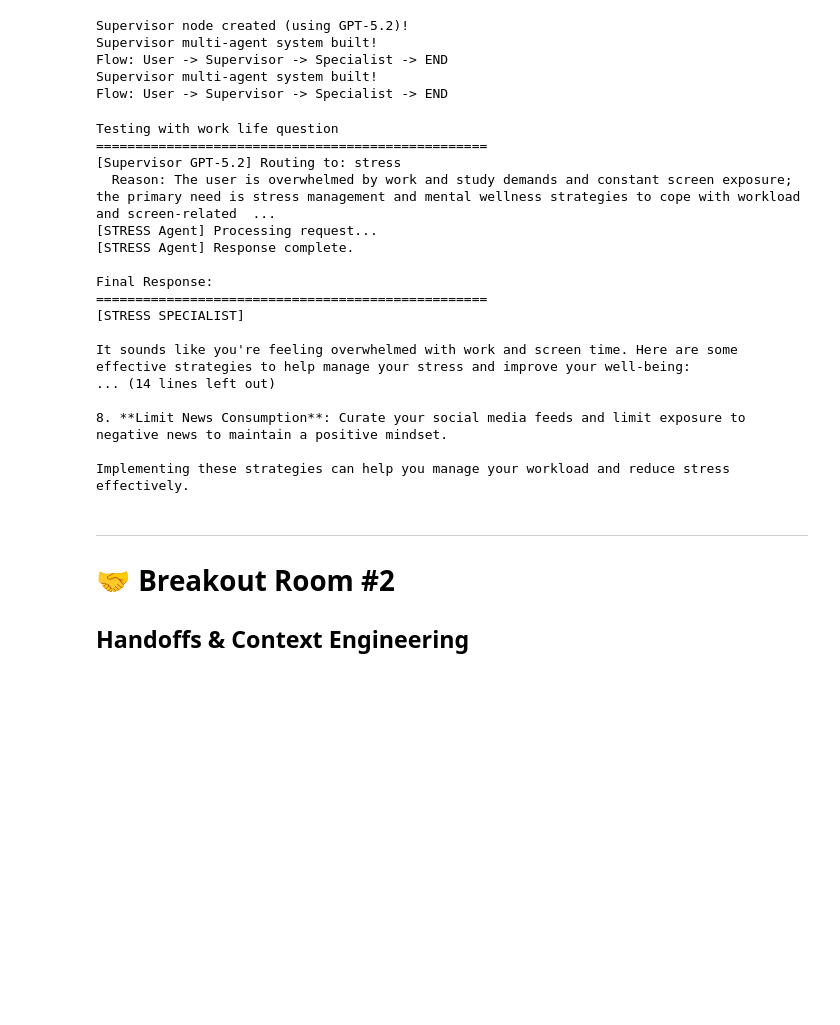
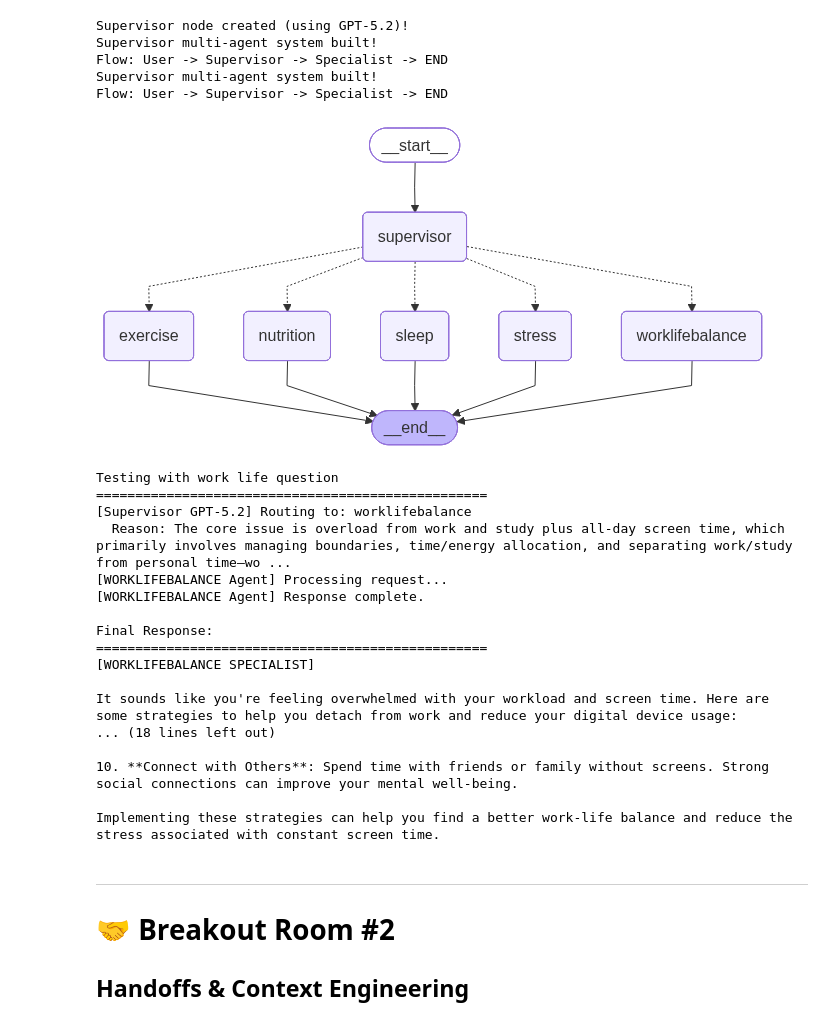
Before and after one commit to stevejgoodman/AIE9, a Jupyter notebook: 05_Multi_Agent_with_LangGraph/Multi_Agent_Applications_Assignment.ipynb, the cells around one changed output. Drawn from its saved outputs; the diff is of its cells as text; code cells hidden in the pictures; blank space fills up the shorter version.

```diff
--- a/05_Multi_Agent_with_LangGraph/Multi_Agent_Applications_Assignment.ipynb
+++ b/05_Multi_Agent_with_LangGraph/Multi_Agent_Applications_Assignment.ipynb
@@ -799,13 +802,22 @@ Supervisor multi-agent system built!
 Flow: User -> Supervisor -> Specialist -> END
 Supervisor multi-agent system built!
 Flow: User -> Supervisor -> Specialist -> END
+# %%
+try:
+    from IPython.display import display, Image
+    display(Image(supervisor_graph.get_graph().draw_mermaid_png()))
+except Exception as e:
+    print(f"Could not display graph: {e}")
+    print("\nGraph structure:")
+    print(supervisor_graph.get_graph().draw_ascii())
+# %% [output]
+[figure, added]
 # %%
-# Test with a nutrition question
 print("Testing with work life question")
 print("=" * 50)
 
 response = supervisor_graph.invoke({
-    "messages": [HumanMessage(content="I've got too much on at work and with AI Makerspace study. Spend the whole day looking at screens. ?")]
+    "messages": [HumanMessage(content="I've got too much on at work and with my extra study. Spend the whole day looking at screens. ?")]
 })
 
 print("\nFinal Response:")
@@ -814,21 +826,21 @@ print(response["messages"][-1].content)
 # %% [output]
 Testing with work life question
 ==================================================
-[Supervisor GPT-5.2] Routing to: stress
-  Reason: The user is overwhelmed by work and study demands and constant screen exposure; the primary need is stress management and mental wellness strategies to cope with workload and screen-related  ...
-[STRESS Agent] Processing request...
-[STRESS Agent] Response complete.
+[Supervisor GPT-5.2] Routing to: worklifebalance
+  Reason: The core issue is overload from work and study plus all-day screen time, which primarily involves managing boundaries, time/energy allocation, and separating work/study from personal time—wo ...
+[WORKLIFEBALANCE Agent] Processing request...
+[WORKLIFEBALANCE Agent] Response complete.
 
 Final Response:
 ==================================================
-[STRESS SPECIALIST]
+[WORKLIFEBALANCE SPECIALIST]
 
-It sounds like you're feeling overwhelmed with work and screen time. Here are some effective strategies to help manage your stress and improve your well-being:
-... (14 lines left out)
+It sounds like you're feeling overwhelmed with your workload and screen time. Here are some strategies to help you detach from work and reduce your digital device usage:
+... (18 lines left out)
 
-8. **Limit News Consumption**: Curate your social media feeds and limit exposure to negative news to maintain a positive mindset.
+10. **Connect with Others**: Spend time with friends or family without screens. Strong social connections can improve your mental well-being.
 
-Implementing these strategies can help you manage your workload and reduce stress effectively.
+Implementing these strategies can help you find a better work-life balance and reduce the stress associated with constant screen time.
 # %% [markdown]
 ---
 #  🤝 Breakout Room #2
```
Also changed, not shown: parts of 9 cells of this notebook, 3 other files.
